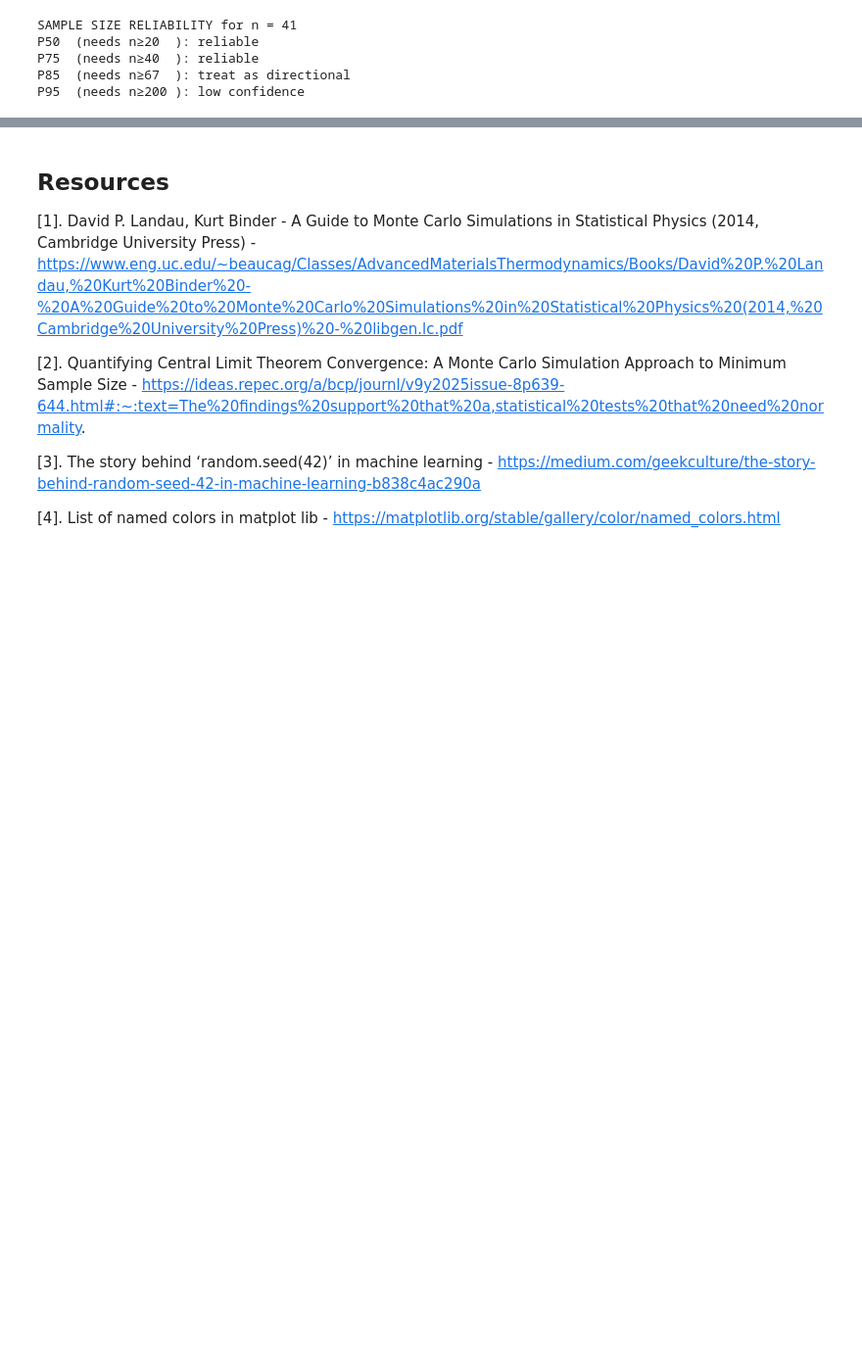
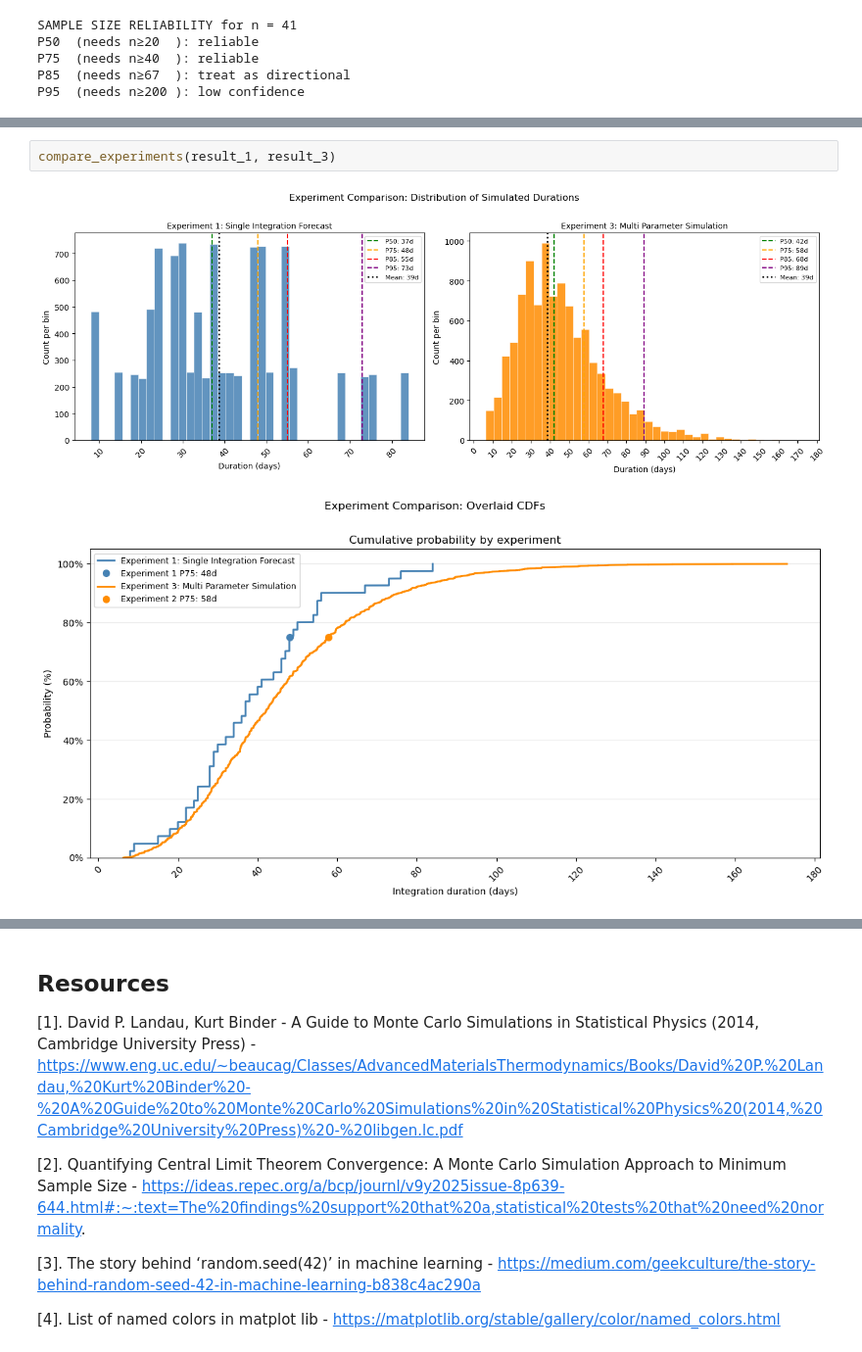
Before and after one commit to crystal-wolfer/SoftUni-AI-ML, a Jupyter notebook: Course 1 - Math For Developer/monte-carlo-agile-estimation/notebooks/02_monte_carlo_simulation.ipynb, the cells around one changed output, grey strips where cells are left out. Shown at 98% size. Saved outputs shown, nothing was run; the diff lists cells and outputs as text; blank space fills up the shorter version.

Commit message:
[Monte Carlo] Simulation Conclusion
Added conparison side by side functions to be able to compare Experiments 1 and 3 and in the future other results too. Conclusion added

```diff
--- a/Course 1 - Math For Developer/monte-carlo-agile-estimation/notebooks/02_monte_carlo_simulation.ipynb
+++ b/Course 1 - Math For Developer/monte-carlo-agile-estimation/notebooks/02_monte_carlo_simulation.ipynb
@@ -988,2 +1067,7 @@ P95  (needs n≥200 ): low confidence
+# %%
+compare_experiments(result_1, result_3)
+# %% [output]
+[figure, added]
+[figure, added]
 # %% [markdown]
 ## Conclution
```
Also changed, not shown: parts of 3 cells of this notebook, 1 other file.
